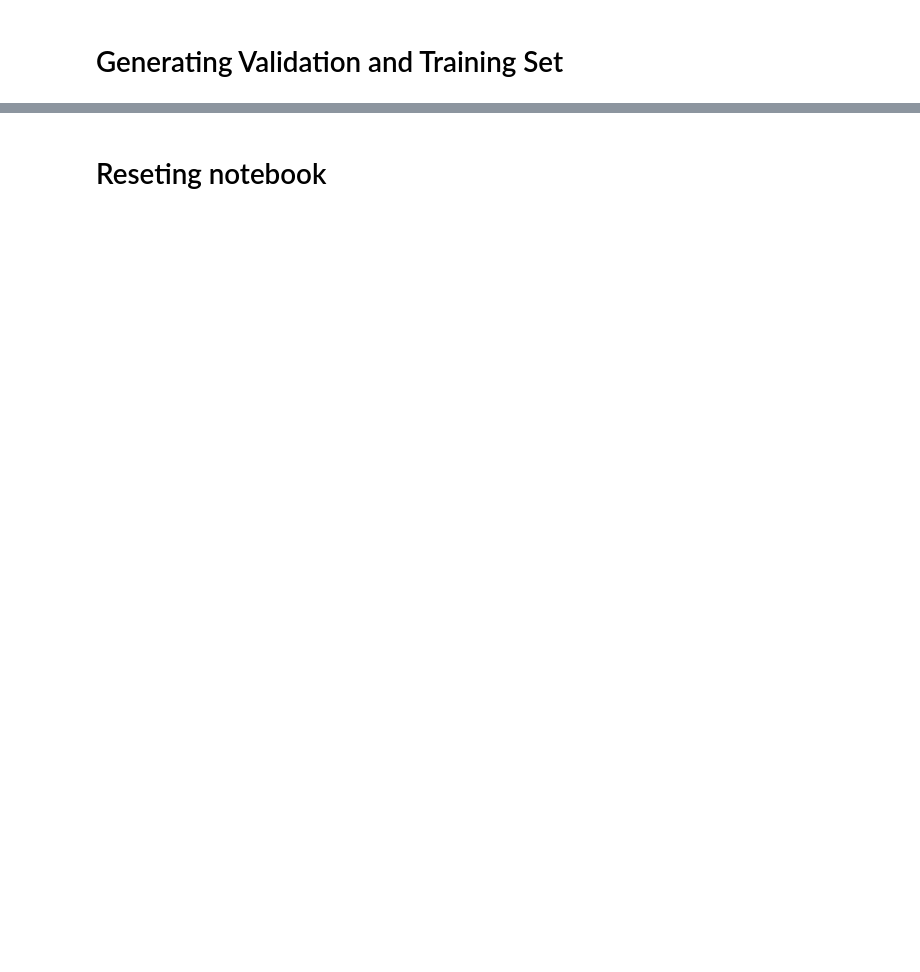
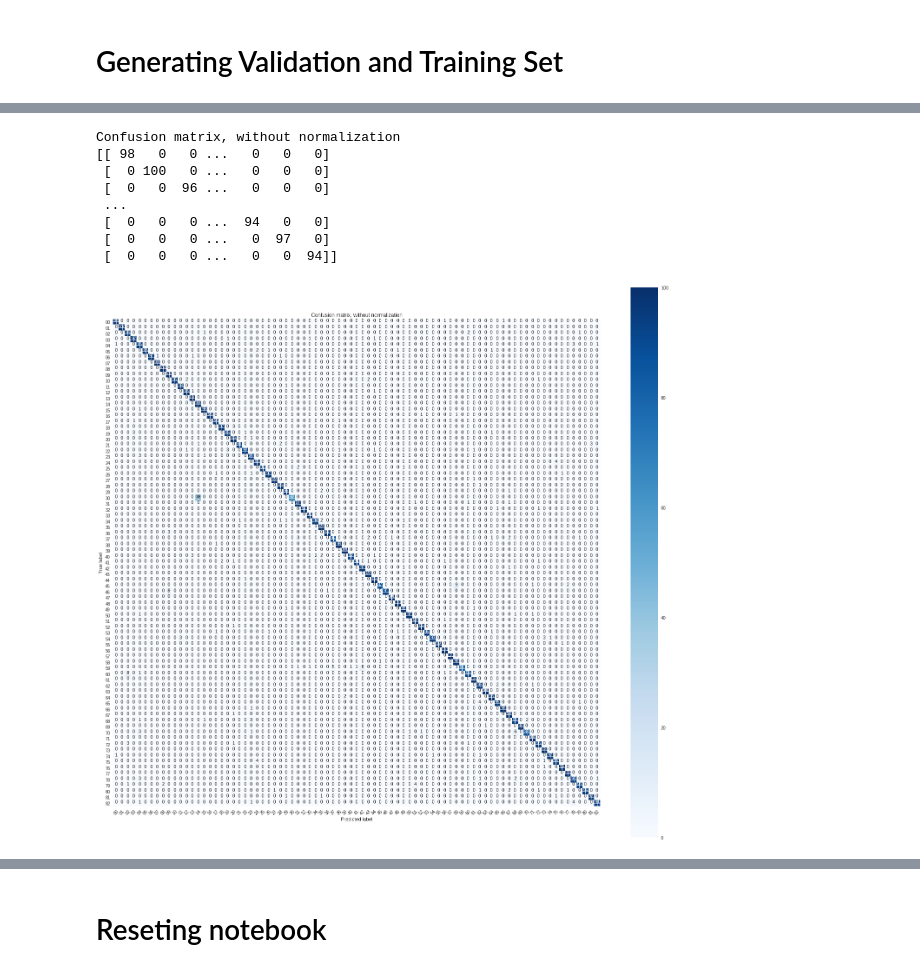
Before and after one commit to osvaldoxdjr/machine-learning-mo444-ic, a Jupyter notebook: Assingment #4/2018s1-mo444-assignment-04/dog_breeds.ipynb, the cells around one changed output, grey strips where cells are left out. Drawn from its saved outputs; the diff is of its cells as text; code cells hidden in the pictures; blank space fills up the shorter version.

Commit message:
Entire model built, but there are some tests undergoing

```diff
--- a/Assingment #4/2018s1-mo444-assignment-04/dog_breeds.ipynb
+++ b/Assingment #4/2018s1-mo444-assignment-04/dog_breeds.ipynb
@@ -301,0 +297,4 @@ print(i)
+# %%
+# Download file to google colab from google drive
+model_name = 'cnn_model.h5'
+donwload_to_colab(model_name)
@@ -301,0 +303,3 @@ print(i)
+# %%
+# Searching the dataset in google drive
+model = load_model(model_name)
@@ -301,0 +308,17 @@ print(i)
+# %%
+train_datagen = ImageDataGenerator(rescale=1./255)
+
+train_generator = train_datagen.flow_from_directory(
+        train_dir,
+        target_size=image_size,
+        batch_size=train_batchsize,
+        class_mode='categorical',
+        shuffle=False)
+
+prediction_train = model.predict_generator(train_generator,steps=train_generator.samples/train_generator.batch_size,verbose=1)
+
+prediction_validation = model.predict_generator(validation_generator,
+                                         steps=validation_generator.samples/validation_generator.batch_size,verbose=1)
+
+prediction_test = model.predict_generator(test_generator,
+                                         steps=test_generator.samples/test_generator.batch_size,verbose=1)
@@ -301,0 +348,30 @@ print(i)
+# %%
+pred_class = np.argmax(prediction_train, axis=1)
+label_class = train_generator.classes
+
+# Compute confusion matrix
+cnf_matrix = confusion_matrix(label_class, pred_class)
+np.set_printoptions(precision=2)
+
+class_names = []
+
+for i in range(83):
+  if i < 10:
+    class_names.append('0'+str(i))
+  else:
+    class_names.append(str(i))
+
+# Plot non-normalized confusion matrix
+plt.figure(figsize=(20, 18))
+plot_confusion_matrix(cnf_matrix, classes=class_names,
+                      title='Confusion matrix, without normalization')
+# %% [output]
+Confusion matrix, without normalization
+[[ 98   0   0 ...   0   0   0]
+ [  0 100   0 ...   0   0   0]
+ [  0   0  96 ...   0   0   0]
+ ...
+ [  0   0   0 ...  94   0   0]
+ [  0   0   0 ...   0  97   0]
+ [  0   0   0 ...   0   0  94]]
+[figure, added]
```
Also changed, not shown: parts of 34 cells of this notebook.
